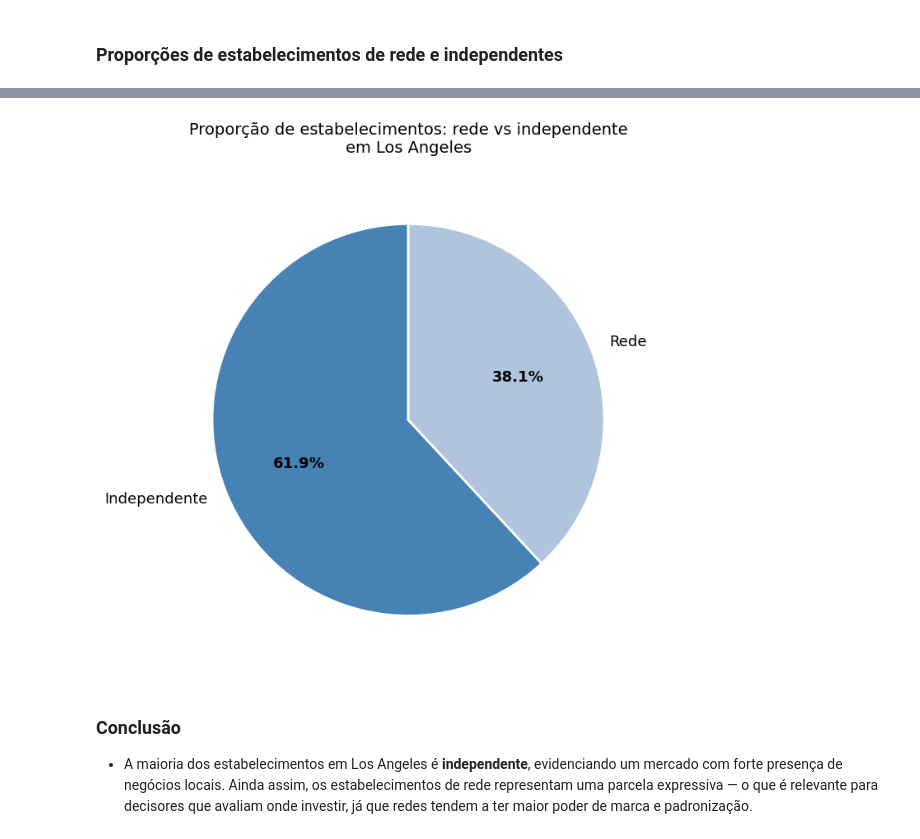
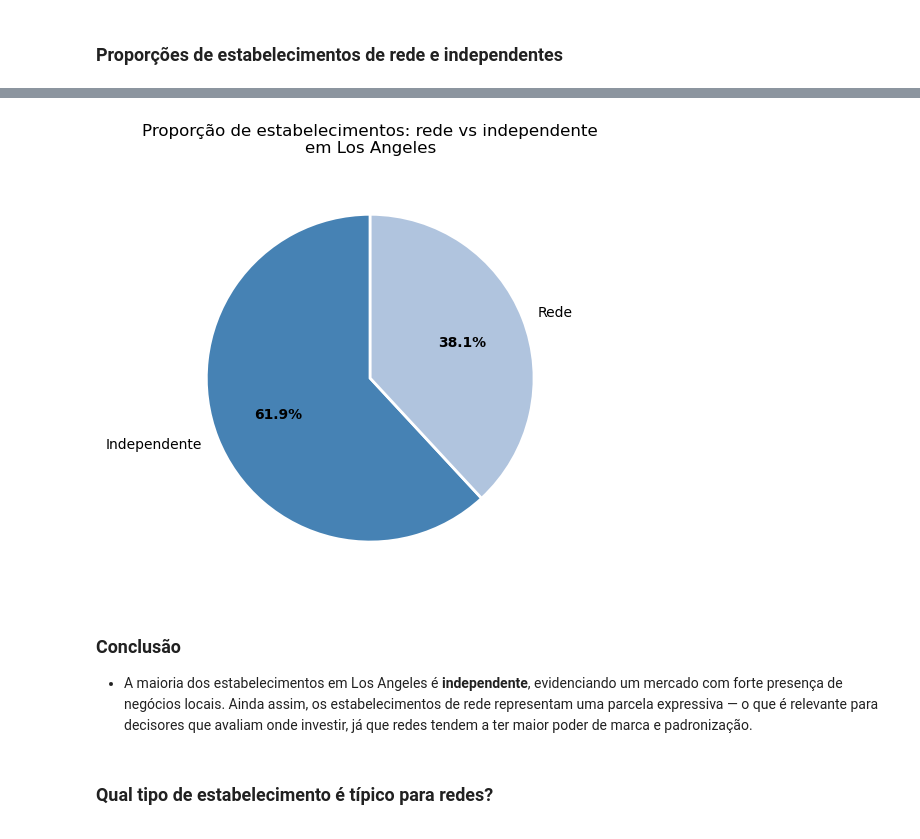
Before and after one commit to raimirsilva/Small-projects, a Jupyter notebook: Sprint-10-project/notebook/LA-restaurants.ipynb, the cells around one changed output, grey strips where cells are left out. Cells and saved outputs as stored; diff of their text form; code cells hidden in the pictures.

```diff
--- a/Sprint-10-project/notebook/LA-restaurants.ipynb
+++ b/Sprint-10-project/notebook/LA-restaurants.ipynb
@@ -193,33 +193,35 @@ Proporção → rede vs independente (%):
 # %%
 # Gráfico de pizza — rede vs independente
 # Escolha: apenas 2 categorias tornam o gráfico de pizza ideal aqui,
 # pois a comparação de proporção entre dois grupos é clara e sem distorção.
 
-fig, ax = plt.subplots(figsize=(7, 7))
+fig, ax = plt.subplots(figsize=(5, 5))
 
-wedges, texts, autotexts = ax.pie(
+wedges, texts, autotexts = ax.pie( # retorna 3 objetos, variáveis, para personalizar o gráfico
     chain_proportions.values,
     labels=chain_labels,
-    autopct='%1.1f%%',
+    autopct='%1.1f%%', # formatando o texto automaticamente dentro das fatias
     startangle=90,
     colors=['steelblue', 'lightsteelblue'],
-    wedgeprops={'edgecolor': 'white', 'linewidth': 2}
+    wedgeprops={'edgecolor': 'white', 'linewidth': 2} # propriedades visuais das fatias, adicionando uma borda branca entre elas
 )
 
 # Ajustando o estilo dos textos
 for text in texts:
-    text.set_fontsize(13)
+    text.set_fontsize(10)
 for autotext in autotexts:
-    autotext.set_fontsize(13)
+    autotext.set_fontsize(10)
     autotext.set_fontweight('bold')
 
-ax.set_title('Proporção de estabelecimentos: rede vs independente\nem Los Angeles', fontsize=14, pad=15)
+ax.set_title('Proporção de estabelecimentos: rede vs independente\nem Los Angeles', fontsize=12, pad=15)
 
 plt.tight_layout()
 plt.show()
 # %% [output]
-[figure, old version]
+[figure, new version]
 # %% [markdown]
 ### Conclusão
 
 - A maioria dos estabelecimentos em Los Angeles é **independente**, evidenciando um mercado com forte presença de negócios locais. Ainda assim, os estabelecimentos de rede representam uma parcela expressiva — o que é relevante para decisores que avaliam onde investir, já que redes tendem a ter maior poder de marca e padronização.
+# %% [markdown]
+### Qual tipo de estabelecimento é típico para redes?
```
Also changed, not shown: parts of 8 cells of this notebook.
